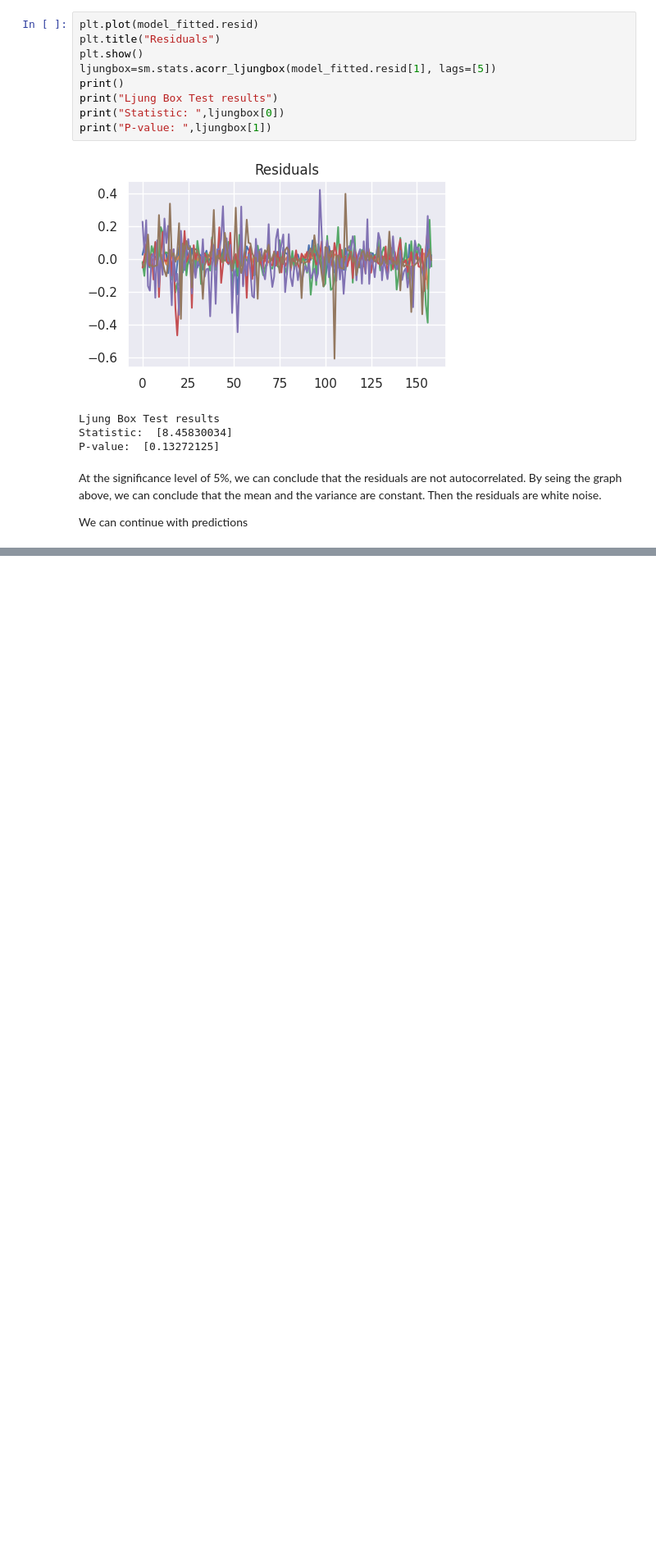
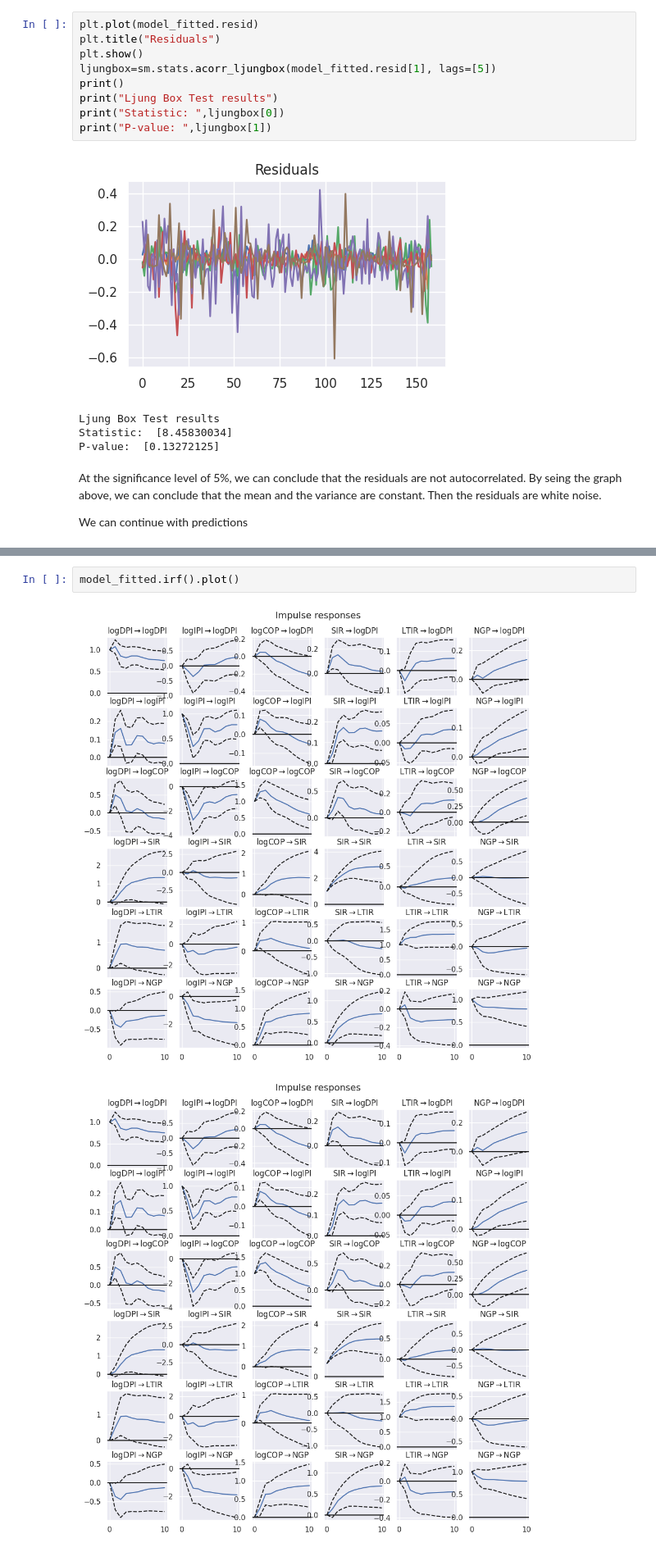
Before and after one commit to flokoafon/WQU_project, a Jupyter notebook: WQU_project.ipynb, the cells around one changed output, grey strips where cells are left out. Shown at 82% size. Drawn from its saved outputs; the diff is of its cells as text; blank space fills up the shorter version.

```diff
--- a/WQU_project.ipynb
+++ b/WQU_project.ipynb
@@ -765,0 +899,5 @@ model_fitted.plot_forecast(175)
+# %%
+model_fitted.irf().plot()
+# %% [output]
+[figure, added]
+[figure, added]
```
Also changed, not shown: parts of 37 cells of this notebook.
